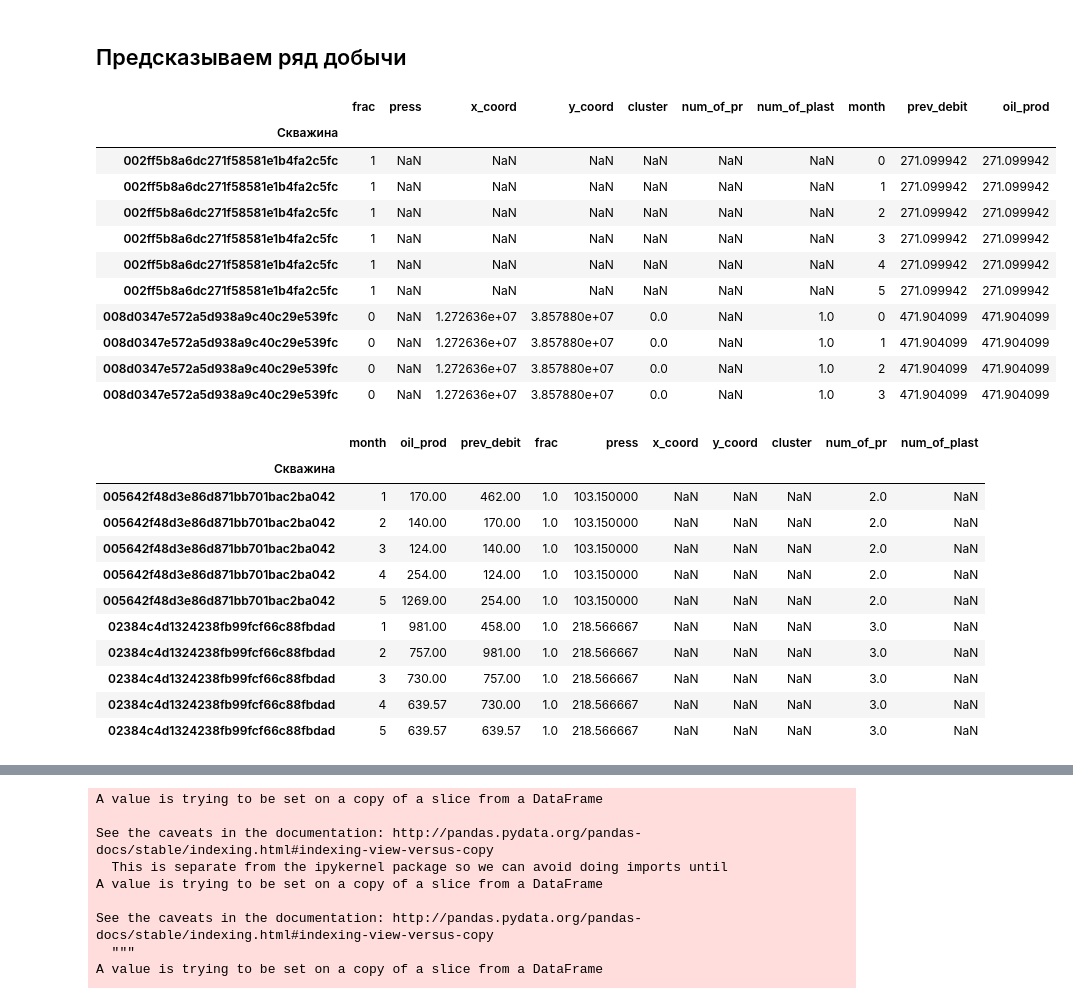
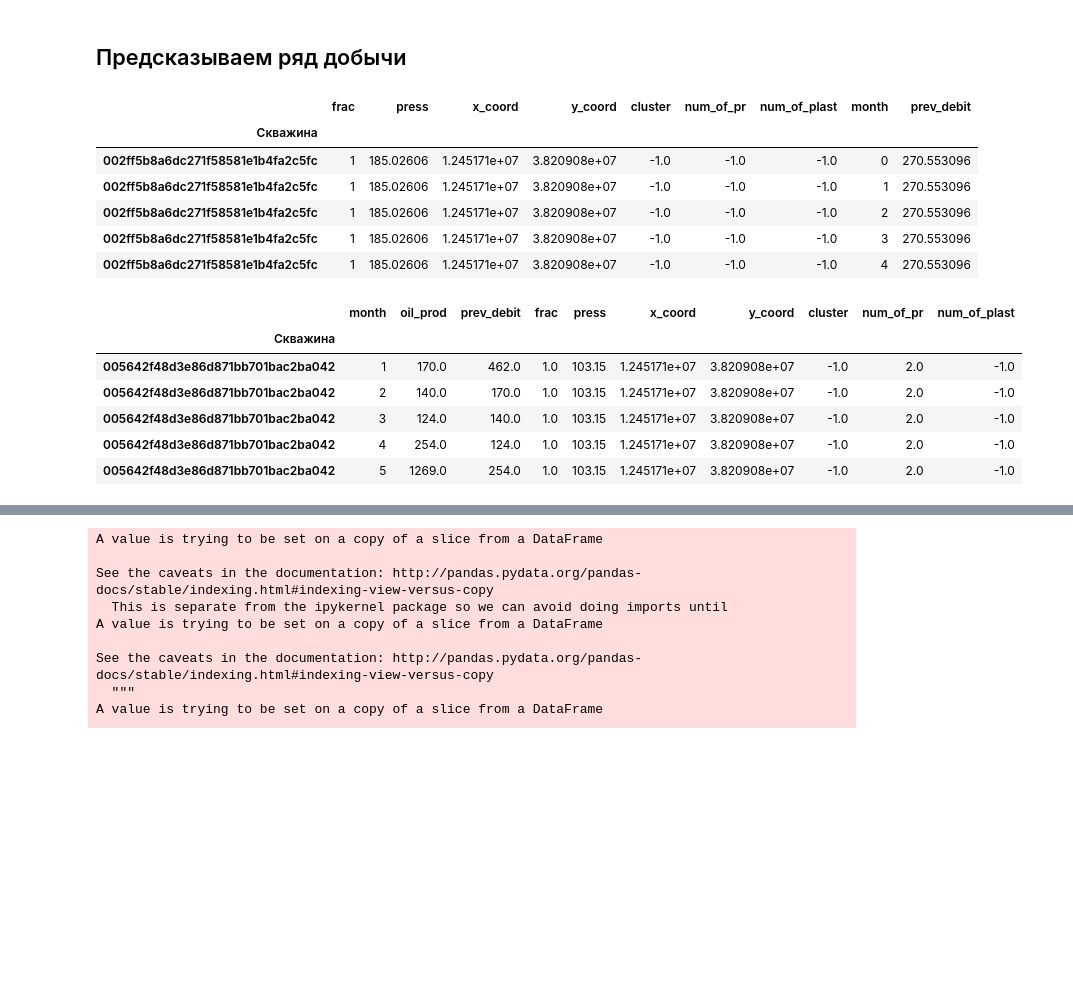
Before and after one commit to koskotG/gpn_comp, a Jupyter notebook: aram_pred.ipynb, the cells around one changed output, grey strips where cells are left out. Drawn from its saved outputs; the diff is of its cells as text; code cells hidden in the pictures; blank space fills up the shorter version.

```diff
--- a/aram_pred.ipynb
+++ b/aram_pred.ipynb
@@ -61,25 +74,11 @@ X = pd.DataFrame(df_train[['frac', 'press', 'x_coord', 'y_coord', 'cluster', 'nu
 X_test = pd.DataFrame(df_test[['frac', 'press', 'x_coord', 'y_coord', 'cluster', 'num_of_pr', 'num_of_plast']])[~gas_index]
 # %%
 unity = pd.concat([X, X_test], axis=0)
-unity = pd.get_dummies(unity, columns=['frac', 'cluster', 'num_of_pr', 'num_of_plast'])
+unity = pd.get_dummies(unity, columns=['frac', 'cluster'])
 X = pd.DataFrame(unity[:X.shape[0]])
 X_test = pd.DataFrame(unity[X.shape[0]:])
 # %%
 X['w'] = df_train.x_coord.notnull()
-# %%
-X_test = X_test.fillna({'press' : X.press.mean(),
-                        'cluster' : -1,
-                        'x_coord' : X.x_coord.mean(),
-                        'y_coord' : X.y_coord.mean(),
-                        'num_of_pr' : -1,
-                        'num_of_plast' : -1})
-
-X = X.fillna({'press' : X.press.mean(),
-             'cluster' : -1,
-             'x_coord' : X.x_coord.mean(),
-             'y_coord' : X.y_coord.mean(),
-             'num_of_pr' : -1,
-             'num_of_plast' : -1}).dropna(0)
 # %%
 y = X.oil_prod
 weights = (X['w'] * 2 + 1).values
@@ -100,6 +99,6 @@ from sklearn.model_selection import cross_val_score
 from sklearn.metrics import mean_absolute_error as mae
 from sklearn.metrics import make_scorer
 # %%
-svm = SVR(kernel='linear')
+svm = SVR(kernel='rbf', C=2, epsilon=7., gamma=0.22)
 cross_val_score(svm, X, y, fit_params={'sample_weight' : weights}, cv=10, scoring=make_scorer(mae)).mean()
 # %% [output]
@@ -123,35 +122,24 @@ X_test = pd.concat([df_test[['frac', 'press', 'x_coord', 'y_coord', 'cluster', '
 # %%
 X_test['month'] = np.repeat([[0, 1, 2, 3, 4, 5]], X_test.shape[0] / 6, axis=0).ravel()
 X_test['prev_debit'] = np.repeat(starting_oil_pred, 6)
-X_test['oil_prod'] = np.repeat(starting_oil_pred, 6)
 X_test = X_test.sort_index()
 # %%
-X_test[:10]
+X_test.head()
 # %% [output]
-|  | frac | press | x_coord | y_coord | cluster | num_of_pr | num_of_plast | month | prev_debit | oil_prod |
-| Скважина |  |  |  |  |  |  |  |  |  |  |
-| 002ff5b8a6dc271f58581e1b4fa2c5fc | 1 | NaN | NaN | NaN | NaN | NaN | NaN | 0 | 271.099942 | 271.099942 |
-| 002ff5b8a6dc271f58581e1b4fa2c5fc | 1 | NaN | NaN | NaN | NaN | NaN | NaN | 1 | 271.099942 | 271.099942 |
-| 002ff5b8a6dc271f58581e1b4fa2c5fc | 1 | NaN | NaN | NaN | NaN | NaN | NaN | 2 | 271.099942 | 271.099942 |
-| 002ff5b8a6dc271f58581e1b4fa2c5fc | 1 | NaN | NaN | NaN | NaN | NaN | NaN | 3 | 271.099942 | 271.099942 |
-| 002ff5b8a6dc271f58581e1b4fa2c5fc | 1 | NaN | NaN | NaN | NaN | NaN | NaN | 4 | 271.099942 | 271.099942 |
-| 002ff5b8a6dc271f58581e1b4fa2c5fc | 1 | NaN | NaN | NaN | NaN | NaN | NaN | 5 | 271.099942 | 271.099942 |
-| 008d0347e572a5d938a9c40c29e539fc | 0 | NaN | 1.272636e+07 | 3.857880e+07 | 0.0 | NaN | 1.0 | 0 | 471.904099 | 471.904099 |
-| 008d0347e572a5d938a9c40c29e539fc | 0 | NaN | 1.272636e+07 | 3.857880e+07 | 0.0 | NaN | 1.0 | 1 | 471.904099 | 471.904099 |
-| 008d0347e572a5d938a9c40c29e539fc | 0 | NaN | 1.272636e+07 | 3.857880e+07 | 0.0 | NaN | 1.0 | 2 | 471.904099 | 471.904099 |
-| 008d0347e572a5d938a9c40c29e539fc | 0 | NaN | 1.272636e+07 | 3.857880e+07 | 0.0 | NaN | 1.0 | 3 | 471.904099 | 471.904099 |
+|  | frac | press | x_coord | y_coord | cluster | num_of_pr | num_of_plast | month | prev_debit |
+| Скважина |  |  |  |  |  |  |  |  |  |
+| 002ff5b8a6dc271f58581e1b4fa2c5fc | 1 | 185.02606 | 1.245171e+07 | 3.820908e+07 | -1.0 | -1.0 | -1.0 | 0 | 270.553096 |
+| 002ff5b8a6dc271f58581e1b4fa2c5fc | 1 | 185.02606 | 1.245171e+07 | 3.820908e+07 | -1.0 | -1.0 | -1.0 | 1 | 270.553096 |
+| 002ff5b8a6dc271f58581e1b4fa2c5fc | 1 | 185.02606 | 1.245171e+07 | 3.820908e+07 | -1.0 | -1.0 | -1.0 | 2 | 270.553096 |
+| 002ff5b8a6dc271f58581e1b4fa2c5fc | 1 | 185.02606 | 1.245171e+07 | 3.820908e+07 | -1.0 | -1.0 | -1.0 | 3 | 270.553096 |
+| 002ff5b8a6dc271f58581e1b4fa2c5fc | 1 | 185.02606 | 1.245171e+07 | 3.820908e+07 | -1.0 | -1.0 | -1.0 | 4 | 270.553096 |
 # %%
-X[:10]
+X.head()
 # %% [output]
 |  | month | oil_prod | prev_debit | frac | press | x_coord | y_coord | cluster | num_of_pr | num_of_plast |
 | Скважина |  |  |  |  |  |  |  |  |  |  |
-| 005642f48d3e86d871bb701bac2ba042 | 1 | 170.00 | 462.00 | 1.0 | 103.150000 | NaN | NaN | NaN | 2.0 | NaN |
-| 005642f48d3e86d871bb701bac2ba042 | 2 | 140.00 | 170.00 | 1.0 | 103.150000 | NaN | NaN | NaN | 2.0 | NaN |
-| 005642f48d3e86d871bb701bac2ba042 | 3 | 124.00 | 140.00 | 1.0 | 103.150000 | NaN | NaN | NaN | 2.0 | NaN |
-| 005642f48d3e86d871bb701bac2ba042 | 4 | 254.00 | 124.00 | 1.0 | 103.150000 | NaN | NaN | NaN | 2.0 | NaN |
-| 005642f48d3e86d871bb701bac2ba042 | 5 | 1269.00 | 254.00 | 1.0 | 103.150000 | NaN | NaN | NaN | 2.0 | NaN |
-| 02384c4d1324238fb99fcf66c88fbdad | 1 | 981.00 | 458.00 | 1.0 | 218.566667 | NaN | NaN | NaN | 3.0 | NaN |
-| 02384c4d1324238fb99fcf66c88fbdad | 2 | 757.00 | 981.00 | 1.0 | 218.566667 | NaN | NaN | NaN | 3.0 | NaN |
-| 02384c4d1324238fb99fcf66c88fbdad | 3 | 730.00 | 757.00 | 1.0 | 218.566667 | NaN | NaN | NaN | 3.0 | NaN |
-| 02384c4d1324238fb99fcf66c88fbdad | 4 | 639.57 | 730.00 | 1.0 | 218.566667 | NaN | NaN | NaN | 3.0 | NaN |
-| 02384c4d1324238fb99fcf66c88fbdad | 5 | 639.57 | 639.57 | 1.0 | 218.566667 | NaN | NaN | NaN | 3.0 | NaN |
+| 005642f48d3e86d871bb701bac2ba042 | 1 | 170.0 | 462.0 | 1.0 | 103.15 | 1.245171e+07 | 3.820908e+07 | -1.0 | 2.0 | -1.0 |
+| 005642f48d3e86d871bb701bac2ba042 | 2 | 140.0 | 170.0 | 1.0 | 103.15 | 1.245171e+07 | 3.820908e+07 | -1.0 | 2.0 | -1.0 |
+| 005642f48d3e86d871bb701bac2ba042 | 3 | 124.0 | 140.0 | 1.0 | 103.15 | 1.245171e+07 | 3.820908e+07 | -1.0 | 2.0 | -1.0 |
+| 005642f48d3e86d871bb701bac2ba042 | 4 | 254.0 | 124.0 | 1.0 | 103.15 | 1.245171e+07 | 3.820908e+07 | -1.0 | 2.0 | -1.0 |
+| 005642f48d3e86d871bb701bac2ba042 | 5 | 1269.0 | 254.0 | 1.0 | 103.15 | 1.245171e+07 | 3.820908e+07 | -1.0 | 2.0 | -1.0 |
```
Also changed, not shown: parts of 22 cells of this notebook.
